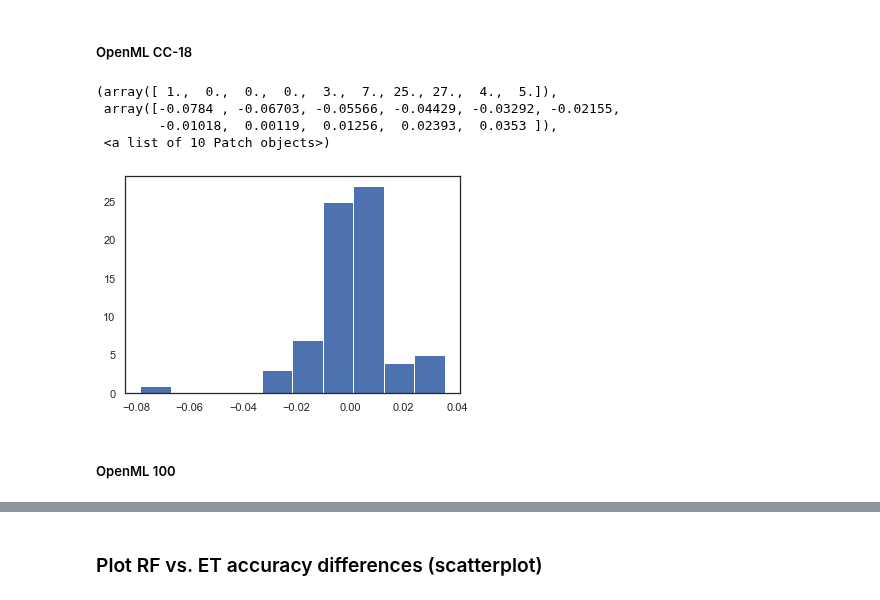
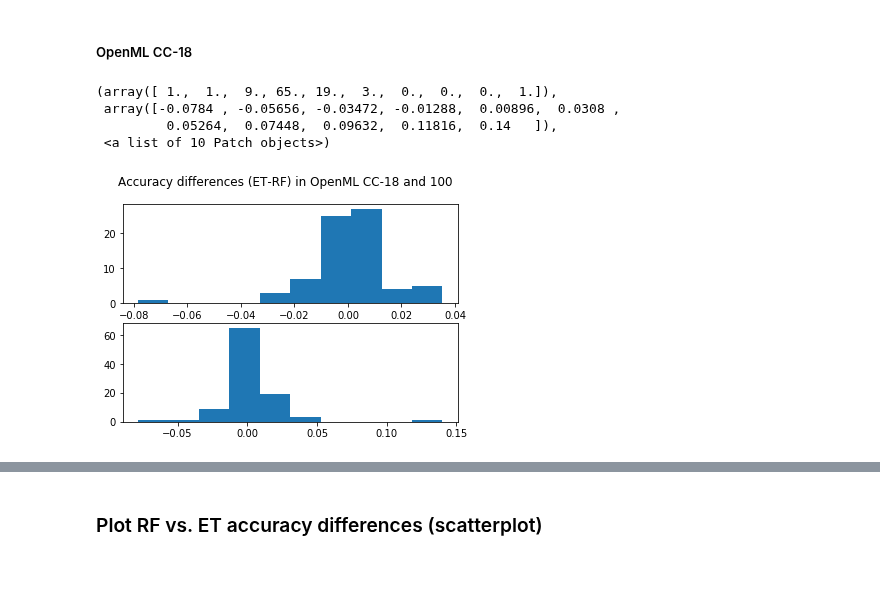
Before and after one commit to NeuroDataDesign/tealeaf, a Jupyter notebook: suyeon/code/RandomForest_ExtraTrees_Compare_Tutorial.ipynb, the cells around one changed output, grey strips where cells are left out. Cells and saved outputs as stored; diff of their text form; code cells hidden in the pictures; blank space fills up the shorter version.

Commit message:
try subplotting, only works for histograms so far

```diff
--- a/suyeon/code/RandomForest_ExtraTrees_Compare_Tutorial.ipynb
+++ b/suyeon/code/RandomForest_ExtraTrees_Compare_Tutorial.ipynb
@@ -222,15 +222,21 @@ print(np.shape(ET_accuracy_100))
 # %%
 acc_diffs_CC18 = []
 
 for i in range(len(ET_accuracy_CC18)):
     acc_diffs_CC18.append(ET_accuracy_CC18[i]-RF_accuracy_CC18[i])
 
-plt.hist(acc_diffs_CC18)
+acc_diffs_100 = []
+
+for i in range(len(ET_accuracy_100)):
+    acc_diffs_100.append(ET_accuracy_100[i]-RF_accuracy_100[i])
+
+fig, (hist_CC18, hist_100) = plt.subplots(2)
+fig.suptitle('Accuracy differences (ET-RF) in OpenML CC-18 and 100')
+hist_CC18.hist(acc_diffs_CC18)
+hist_100.hist(acc_diffs_100)
 # %% [output]
-(array([ 1.,  0.,  0.,  0.,  3.,  7., 25., 27.,  4.,  5.]),
- array([-0.0784 , -0.06703, -0.05566, -0.04429, -0.03292, -0.02155,
-        -0.01018,  0.00119,  0.01256,  0.02393,  0.0353 ]),
+(array([ 1.,  1.,  9., 65., 19.,  3.,  0.,  0.,  0.,  1.]),
+ array([-0.0784 , -0.05656, -0.03472, -0.01288,  0.00896,  0.0308 ,
+         0.05264,  0.07448,  0.09632,  0.11816,  0.14   ]),
  <a list of 10 Patch objects>)
-[figure, old version]
+[figure, new version]
-# %% [markdown]
-##### OpenML 100
```
Also changed, not shown: parts of 3 cells of this notebook.
